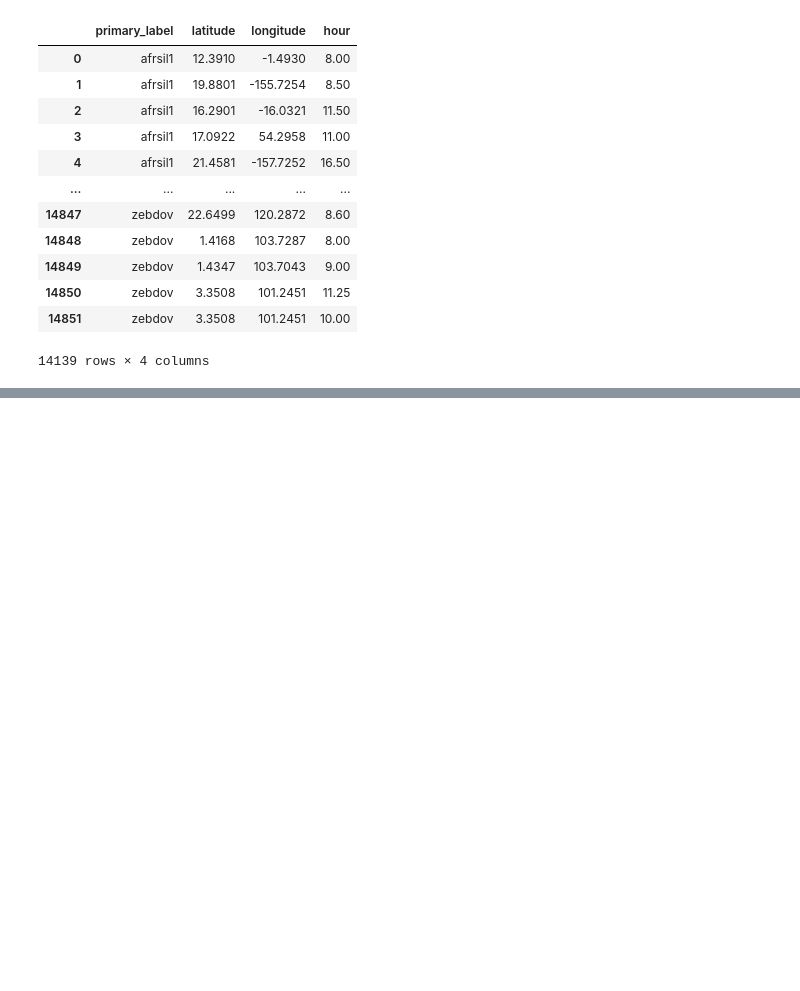
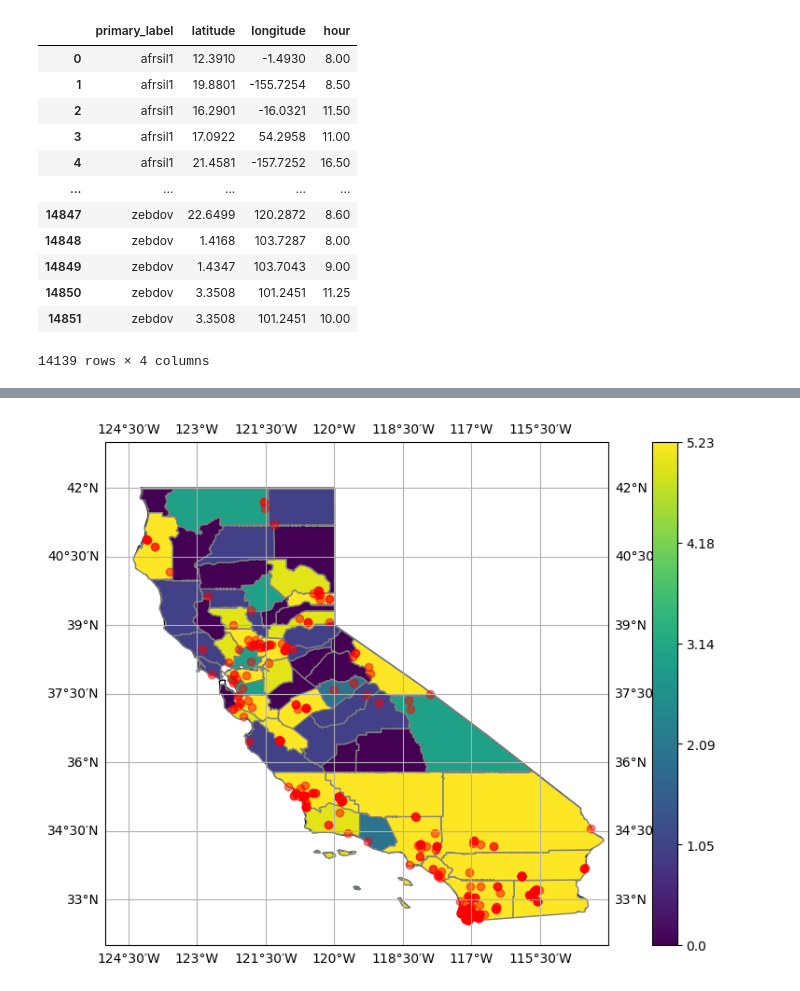
Before and after one commit to acmiyaguchi/iyse4620-birdcall-distributions, a Jupyter notebook: notebooks/2022-10-21-latlon.ipynb, the cells around one changed output, grey strips where cells are left out. Saved outputs shown, nothing was run; the diff lists cells and outputs as text; code cells hidden in the pictures; blank space fills up the shorter version.

```diff
--- a/notebooks/2022-10-21-latlon.ipynb
+++ b/notebooks/2022-10-21-latlon.ipynb
@@ -36,0 +204,20 @@ subset
+# %%
+# now we need to map each data point to a county so we can do county level statistics
+def point_to_county(point, counties):
+    # awful performance, but it works
+    for county in counties:
+        if county.geometry.contains(point):
+            return county.attributes["NAME"]
+    return None
+
+
+# add a column with the county name
+points_in_ca = subset_df.apply(
+    lambda x: california.geometry.contains(Point(x.longitude, x.latitude)), axis=1
+)
+ca_df = subset_df[points_in_ca]
+ca_df["county"] = ca_df.apply(
+    lambda x: point_to_county(Point(x.longitude, x.latitude), california_counties),
+    axis=1,
+)
+ca_df = ca_df[ca_df.county.notnull()]
@@ -36,0 +230,55 @@ subset
+# %%
+import numpy as np
+
+# plot county data and boundaries
+fig = plt.figure(figsize=(12, 7))
+projection = ccrs.PlateCarree()
+ax = plt.axes(projection=projection)
+
+# california feature
+ax.add_feature(
+    cfeature.ShapelyFeature([california.geometry], projection),
+    edgecolor="k",
+    facecolor=(1, 1, 1, 0),
+)
+
+size = np.log(ca_df.groupby("county").size())
+expected = size.mean()
+vmin = size.min()
+vmax = size.max()
+color_getter = lambda x: plt.get_cmap("viridis")(np.interp(x, [vmin, vmax], [0, 1]))
+
+# county features
+for county in california_counties:
+    ax.add_feature(
+        cfeature.ShapelyFeature([county.geometry], projection),
+        edgecolor="gray",
+        facecolor=color_getter(
+            ca_df[ca_df.county == county.attributes["NAME"]].shape[0]
+        ),
+    )
+
+for i, row in ca_df[ca_df.primary_label.isin(species_subset)].iterrows():
+    ax.plot(
+        row.longitude,
+        row.latitude,
+        "o",
+        color="r",
+        transform=ccrs.PlateCarree(),
+        alpha=0.5,
+    )
+
+
+cbar = fig.colorbar(plt.matplotlib.cm.ScalarMappable(norm=None, cmap="viridis"))
+cbar.set_ticks(np.linspace(0, 1, 6))
+cbar.set_ticklabels(
+    [f"{round(np.interp(x, [0, 1], [vmin, vmax]), 2)}" for x in cbar.get_ticks()]
+)
+
+# ax.stock_img()
+ax.set_xlim([-125, -114])
+ax.set_ylim([32, 43])
+ax.gridlines(draw_labels=True, dms=True, x_inline=False, y_inline=False)
+plt.show()
+# %% [output]
+[figure, added]
```
Also changed, not shown: parts of 16 cells of this notebook, 3 other files.
